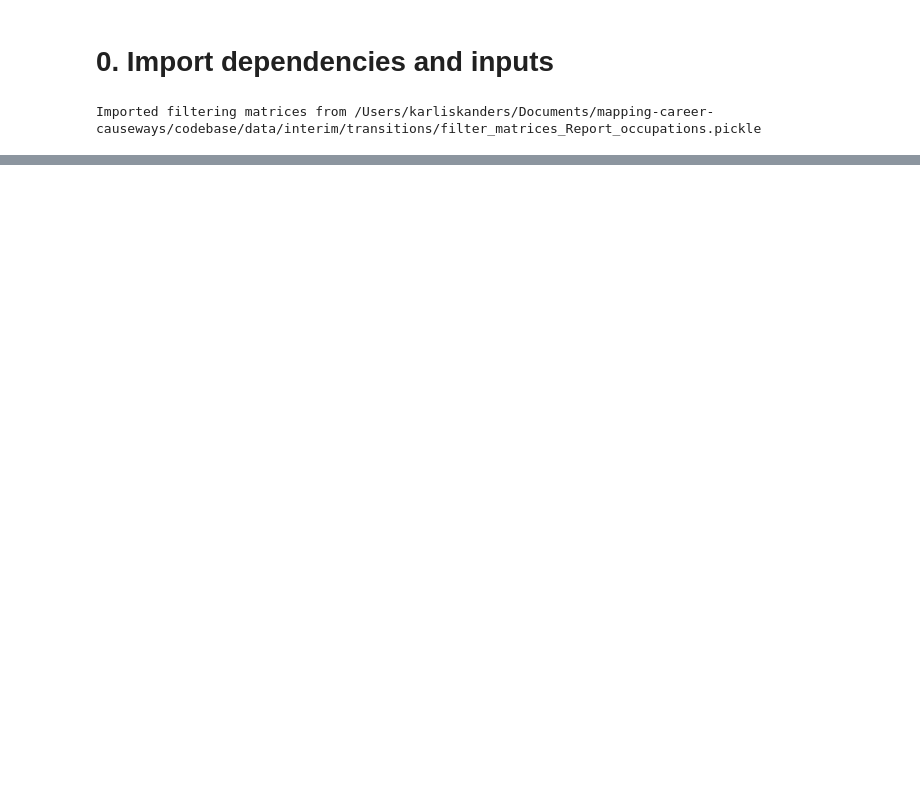
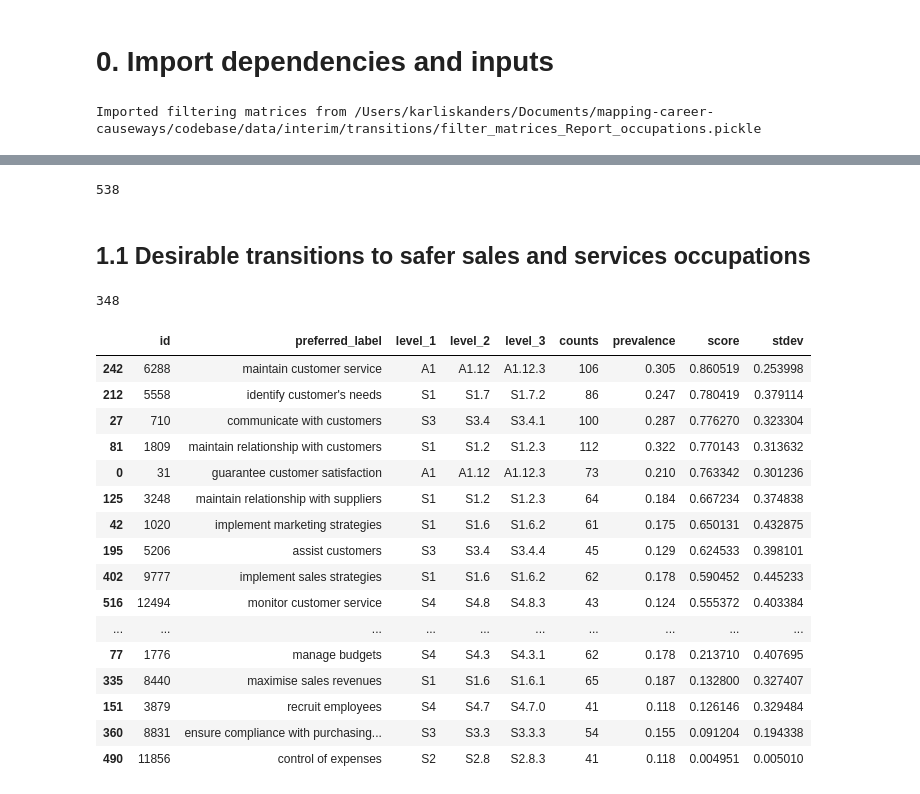
Before and after one commit to nestauk/mapping-career-causeways, a Jupyter notebook: codebase/notebooks/05_transition_analyses/Transitions_04_Skills_gaps.ipynb, the cells around one changed output, grey strips where cells are left out. Cells and saved outputs as stored; diff of their text form; code cells hidden in the pictures; blank space fills up the shorter version.

Commit message:
refactoring skills gaps and embeddings

```diff
--- a/codebase/notebooks/05_transition_analyses/Transitions_04_Skills_gaps.ipynb
+++ b/codebase/notebooks/05_transition_analyses/Transitions_04_Skills_gaps.ipynb
@@ -1373,6 +23,0 @@ clust_prev_
-# %%
-# Import data
-data_folder = '../../data/'
-outputs_folder = '../../reports/outputs/'
-data = load_data.Data()
-sim = load_data.Similarities()
@@ -1658,0 +30,6 @@ data.skills[data.skills.preferred_label.str.contains('occupational')]
+# %%
+# Find 'high risk' occupation IDs
+high_risk_ids = data.occ_report[data.occ_report.risk_category=='High risk'].id.to_list()
+# Find safe and desirable transitions from 'high risk' occupations
+transition_df = trans_utils.get_transitions(origin_ids=high_risk_ids, destination_ids='report')
+trans_to_analyse = transition_df[transition_df.is_strictly_safe_desirable].reset_index(drop=True)
@@ -1658,0 +43,4 @@ data.skills[data.skills.preferred_label.str.contains('occupational')]
+# %%
+# Initialise a class for assessing skills gaps
+# (might take a couple minutes for 1000s of transitions; it is calculating detailed skills similarities)
+gaps = trans_utils.SkillsGaps(trans_to_analyse)
@@ -1658,0 +49,16 @@ data.skills[data.skills.preferred_label.str.contains('occupational')]
+# %%
+# Add sector names to the transitions dataframe
+trans_sector = data.add_field_to_occupation(trans_to_analyse, 'origin_id', 'skills_based_sector', 'origin')
+trans_sector = data.add_field_to_occupation(trans_sector, 'destination_id', 'skills_based_sector', 'destination')
+# Select transitions from sales and services workers
+trans_sector = trans_sector[trans_sector.origin_skills_based_sector == 'sales & services workers']
+len(trans_sector)
+# %% [output]
+538
+# %% [markdown]
+## 1.1 Desirable transitions to safer sales and services occupations
+# %%
+trans = trans_sector[trans_sector.destination_skills_based_sector == 'sales & services workers']
+print(len(trans))
+# %% [output]
+348
@@ -1658,0 +68,21 @@ data.skills[data.skills.preferred_label.str.contains('occupational')]
+# %%
+# Find the most prevalent gaps (95th percentile) at the individual skills level
+gaps.prevalent_skills_gaps(top_x=95, percentile=True)
+# %% [output]
+|  | id | preferred_label | level_1 | level_2 | level_3 | counts | prevalence | score | stdev |
+| 242 | 6288 | maintain customer service | A1 | A1.12 | A1.12.3 | 106 | 0.305 | 0.860519 | 0.253998 |
+| 212 | 5558 | identify customer's needs | S1 | S1.7 | S1.7.2 | 86 | 0.247 | 0.780419 | 0.379114 |
+| 27 | 710 | communicate with customers | S3 | S3.4 | S3.4.1 | 100 | 0.287 | 0.776270 | 0.323304 |
+| 81 | 1809 | maintain relationship with customers | S1 | S1.2 | S1.2.3 | 112 | 0.322 | 0.770143 | 0.313632 |
+| 0 | 31 | guarantee customer satisfaction | A1 | A1.12 | A1.12.3 | 73 | 0.210 | 0.763342 | 0.301236 |
+| 125 | 3248 | maintain relationship with suppliers | S1 | S1.2 | S1.2.3 | 64 | 0.184 | 0.667234 | 0.374838 |
+| 42 | 1020 | implement marketing strategies | S1 | S1.6 | S1.6.2 | 61 | 0.175 | 0.650131 | 0.432875 |
+| 195 | 5206 | assist customers | S3 | S3.4 | S3.4.4 | 45 | 0.129 | 0.624533 | 0.398101 |
+| 402 | 9777 | implement sales strategies | S1 | S1.6 | S1.6.2 | 62 | 0.178 | 0.590452 | 0.445233 |
+| 516 | 12494 | monitor customer service | S4 | S4.8 | S4.8.3 | 43 | 0.124 | 0.555372 | 0.403384 |
+| ... | ... | ... | ... | ... | ... | ... | ... | ... | ... |
+| 77 | 1776 | manage budgets | S4 | S4.3 | S4.3.1 | 62 | 0.178 | 0.213710 | 0.407695 |
+| 335 | 8440 | maximise sales revenues | S1 | S1.6 | S1.6.1 | 65 | 0.187 | 0.132800 | 0.327407 |
+| 151 | 3879 | recruit employees | S4 | S4.7 | S4.7.0 | 41 | 0.118 | 0.126146 | 0.329484 |
+| 360 | 8831 | ensure compliance with purchasing... | S3 | S3.3 | S3.3.3 | 54 | 0.155 | 0.091204 | 0.194338 |
+| 490 | 11856 | control of expenses | S2 | S2.8 | S2.8.3 | 41 | 0.118 | 0.004951 | 0.005010 |
```
Also changed, not shown: parts of 149 cells of this notebook, 8 other files.
